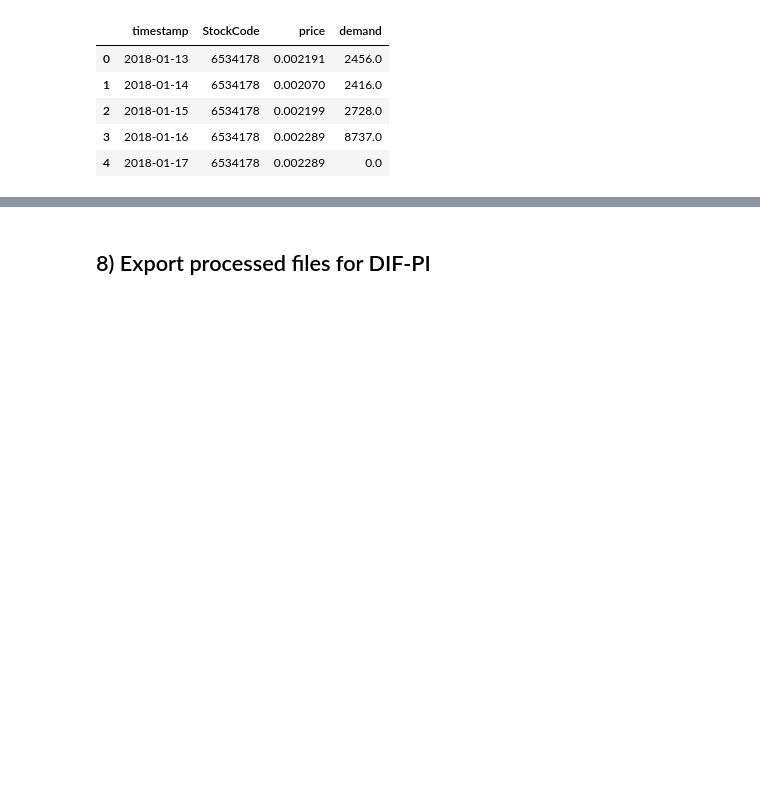
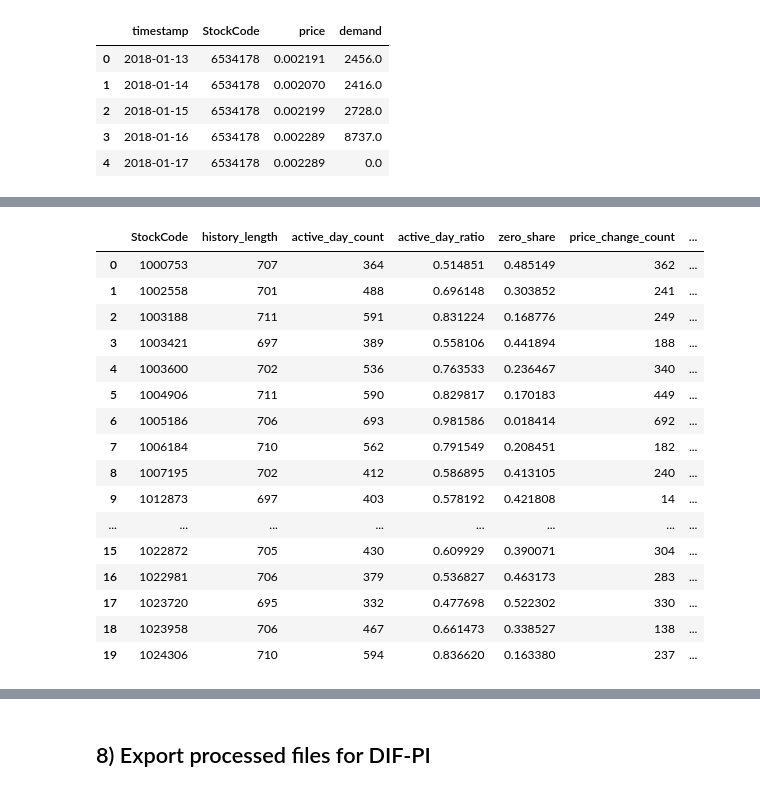
Before and after one commit to alexgrigoras/dif-pi, a Jupyter notebook: eda-complete-journey.ipynb, the cells around one changed output, grey strips where cells are left out. Saved outputs shown, nothing was run; the diff lists cells and outputs as text; code cells hidden in the pictures; blank space fills up the shorter version.

```diff
--- a/eda-complete-journey.ipynb
+++ b/eda-complete-journey.ipynb
@@ -397,0 +402,62 @@ Wrote: /Users/alexgrigoras/Library/Mobile Documents/com~apple~CloudDocs/[5] Soft
+# %%
+
+# Chapter 3 asset exports
+CH3_OUT_DIR = OUT_DIR / 'chapter3_assets'
+CH3_OUT_DIR.mkdir(parents=True, exist_ok=True)
+
+# SKU-level regime descriptors on the retained continuous panel
+sku_panel_stats = (
+    panel.sort_values(['StockCode', 'timestamp'])
+         .groupby('StockCode', group_keys=False)
+         .apply(
+             lambda g: pd.Series({
+                 'history_length': int(len(g)),
+                 'active_day_count': int((g['demand'] > 0).sum()),
+                 'active_day_ratio': float((g['demand'] > 0).mean()),
+                 'zero_share': float((g['demand'] <= 0).mean()),
+                 'price_change_count': int(g['price'].diff().fillna(0).ne(0).sum()),
+                 'price_change_rate': float(
+                     g['price'].diff().fillna(0).ne(0).sum() / max(len(g) - 1, 1)
+                 ),
+                 'mean_demand': float(g['demand'].mean()),
+                 'std_demand': float(g['demand'].std(ddof=0)),
+                 'first_date': str(g['timestamp'].min().date()),
+                 'last_date': str(g['timestamp'].max().date())
+             })
+         )
+         .reset_index()
+)
+
+sku_regime_descriptors_out = CH3_OUT_DIR / 'retained_sku_regime_descriptors.csv'
+sku_panel_stats.to_csv(sku_regime_descriptors_out, index=False)
+
+# Summary of the retained SKU pool after eligibility filtering
+HIGH_INTERMITTENCY_ZERO_SHARE = 0.80
+DENSE_ACTIVE_DAY_RATIO = 0.50
+
+retained_sku_pool_summary = pd.DataFrame([
+    {'summary_field': 'number_of_eligible_skus', 'value': int(sku_panel_stats['StockCode'].nunique())},
+    {'summary_field': 'median_history_length', 'value': float(sku_panel_stats['history_length'].median())},
+    {'summary_field': 'median_active_day_count', 'value': float(sku_panel_stats['active_day_count'].median())},
+    {'summary_field': 'median_active_day_ratio', 'value': float(sku_panel_stats['active_day_ratio'].median())},
+    {'summary_field': 'median_zero_share', 'value': float(sku_panel_stats['zero_share'].median())},
+    {'summary_field': 'median_price_change_count', 'value': float(sku_panel_stats['price_change_count'].median())},
+    {'summary_field': 'median_price_change_rate', 'value': float(sku_panel_stats['price_change_rate'].median())},
+    {
+        'summary_field': 'share_of_highly_intermittent_skus',
+        'value': float((sku_panel_stats['zero_share'] >= HIGH_INTERMITTENCY_ZERO_SHARE).mean())
+    },
+    {
+        'summary_field': 'share_of_dense_skus',
+        'value': float((sku_panel_stats['active_day_ratio'] >= DENSE_ACTIVE_DAY_RATIO).mean())
+    }
+])
+
+retained_sku_pool_summary_out = CH3_OUT_DIR / 'retained_sku_pool_summary.csv'
+retained_sku_pool_summary.to_csv(retained_sku_pool_summary_out, index=False)
+
+print('Wrote:', sku_regime_descriptors_out)
+print('Wrote:', retained_sku_pool_summary_out)
+display(retained_sku_pool_summary)
+display(sku_panel_stats.head(20))
+# %% [output]
@@ -397,0 +476,17 @@ Wrote: /Users/alexgrigoras/Library/Mobile Documents/com~apple~CloudDocs/[5] Soft
+|  | StockCode | history_length | active_day_count | active_day_ratio | zero_share | price_change_count | ... |
+| 0 | 1000753 | 707 | 364 | 0.514851 | 0.485149 | 362 | ... |
+| 1 | 1002558 | 701 | 488 | 0.696148 | 0.303852 | 241 | ... |
+| 2 | 1003188 | 711 | 591 | 0.831224 | 0.168776 | 249 | ... |
+| 3 | 1003421 | 697 | 389 | 0.558106 | 0.441894 | 188 | ... |
+| 4 | 1003600 | 702 | 536 | 0.763533 | 0.236467 | 340 | ... |
+| 5 | 1004906 | 711 | 590 | 0.829817 | 0.170183 | 449 | ... |
+| 6 | 1005186 | 706 | 693 | 0.981586 | 0.018414 | 692 | ... |
+| 7 | 1006184 | 710 | 562 | 0.791549 | 0.208451 | 182 | ... |
+| 8 | 1007195 | 702 | 412 | 0.586895 | 0.413105 | 240 | ... |
+| 9 | 1012873 | 697 | 403 | 0.578192 | 0.421808 | 14 | ... |
+| ... | ... | ... | ... | ... | ... | ... | ... |
+| 15 | 1022872 | 705 | 430 | 0.609929 | 0.390071 | 304 | ... |
+| 16 | 1022981 | 706 | 379 | 0.536827 | 0.463173 | 283 | ... |
+| 17 | 1023720 | 695 | 332 | 0.477698 | 0.522302 | 330 | ... |
+| 18 | 1023958 | 706 | 467 | 0.661473 | 0.338527 | 138 | ... |
+| 19 | 1024306 | 710 | 594 | 0.836620 | 0.163380 | 237 | ... |
```
Also changed, not shown: parts of 7 cells of this notebook.
